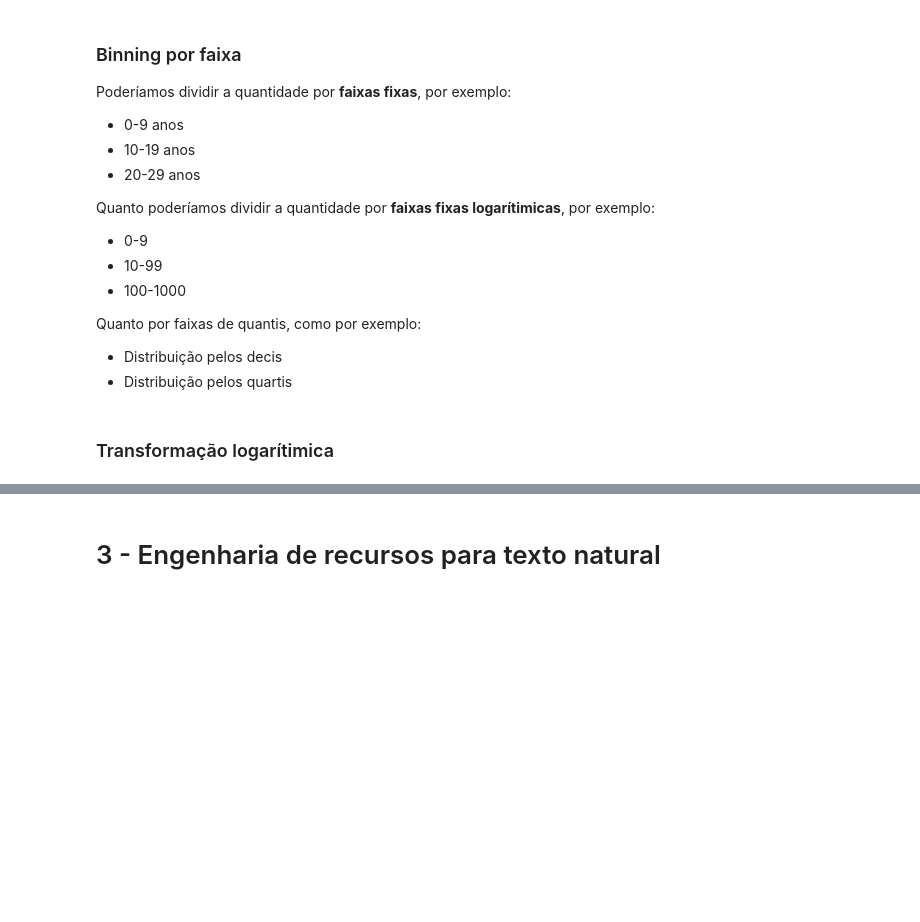
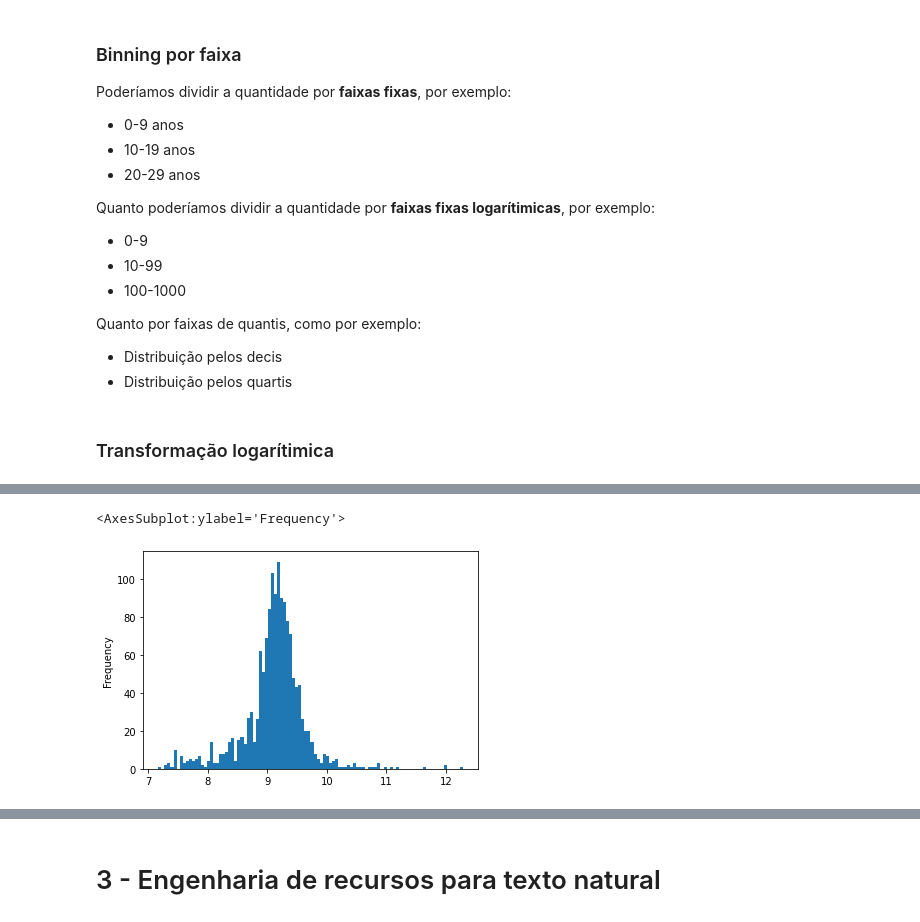
Before and after one commit to FranciscoFoz/machine-learning-training, a Jupyter notebook: Feature_Engineering.ipynb, the cells around one changed output, grey strips where cells are left out. Drawn from its saved outputs; the diff is of its cells as text; code cells hidden in the pictures; blank space fills up the shorter version.

```diff
--- a/Feature_Engineering.ipynb
+++ b/Feature_Engineering.ipynb
@@ -138,0 +196,5 @@ Quanto por faixas de quantis, como por exemplo:
+# %%
+np.log(df_houses.LotArea).plot(kind='hist',bins=100)
+# %% [output]
+<AxesSubplot:ylabel='Frequency'>
+[figure, added]
```
Also changed, not shown: parts of 8 cells of this notebook.
